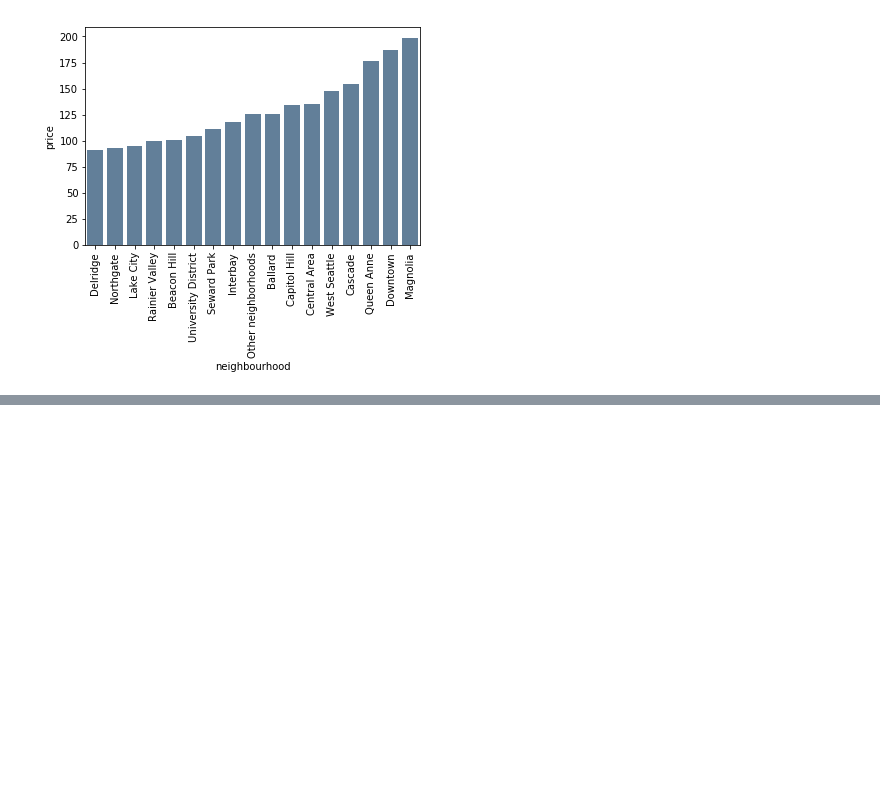
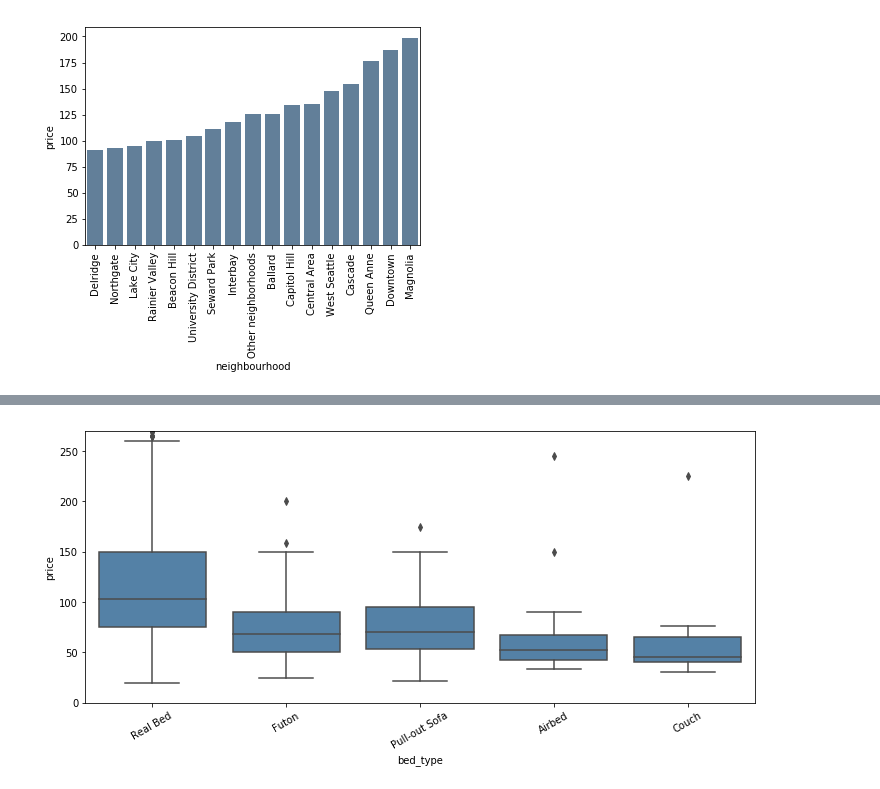
Before and after one commit to tobibolu/Write-a-Data-Science-Blogpost, a Jupyter notebook: AirBnB Seattle Data.ipynb, the cells around one changed output, grey strips where cells are left out. Saved outputs shown, nothing was run; the diff lists cells and outputs as text; code cells hidden in the pictures; blank space fills up the shorter version.

Commit message:
Third Plot

```diff
--- a/AirBnB Seattle Data.ipynb
+++ b/AirBnB Seattle Data.ipynb
@@ -221,0 +238,2 @@ plt.xticks(rotation=90);
+# %%
+listings[['price']] = listings[['price']].replace('[\$,]','',regex=True).astype(float)
@@ -221,0 +252,7 @@ plt.xticks(rotation=90);
+# %%
+plt.figure(figsize=(12,5))
+plt.ylim(0,270)
+sb.boxplot(data = listings, x = 'bed_type', y = 'price', color='steelblue');
+plt.xticks(rotation=30);
+# %% [output]
+[figure, added]
```
Also changed, not shown: parts of 7 cells of this notebook.
